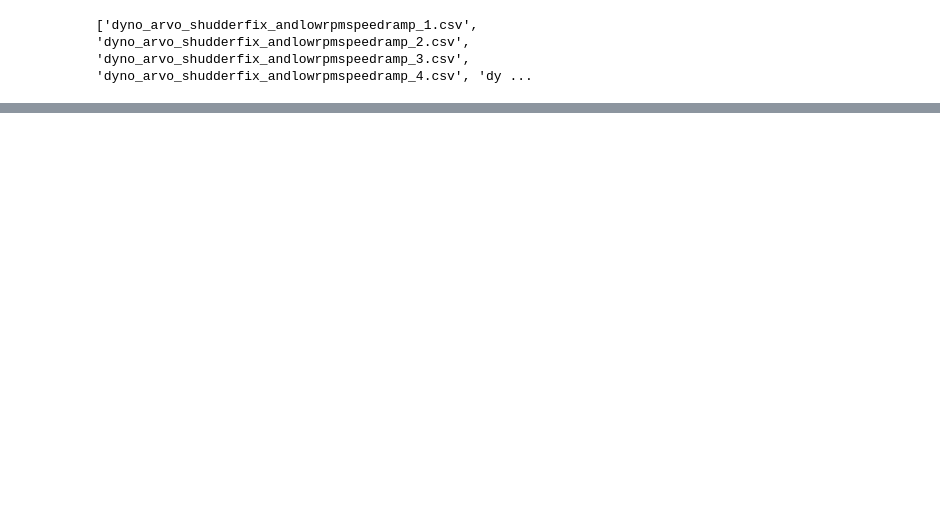
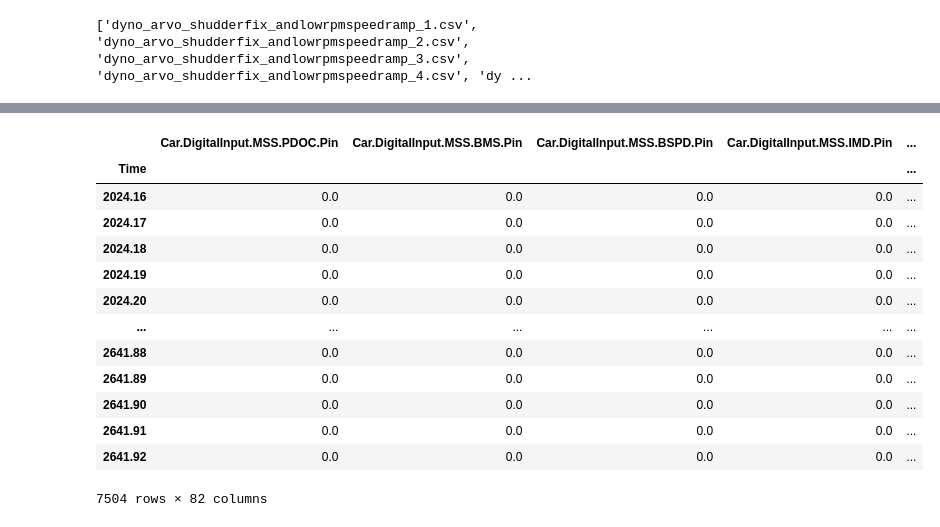
Before and after one commit to Melbourne-University-Motorsports/MUR-Data, a Jupyter notebook: dyno_stuff/20 March/20 March Efficiency.ipynb, the cells around one changed output, grey strips where cells are left out. Saved outputs shown, nothing was run; the diff lists cells and outputs as text; code cells hidden in the pictures; blank space fills up the shorter version.

```diff
--- a/dyno_stuff/20 March/20 March Efficiency.ipynb
+++ b/dyno_stuff/20 March/20 March Efficiency.ipynb
@@ -206 +262,19 @@ process_and_compute_efficiency(sorted_dyno_files[1:], motec_sorted[1:], target_t
+# %%
+trim_current= motec_df[motec_df['Car.Data.Inverter.InverterDCCurrent']>0]
+trim_current[trim_current['Car.Data.Inverter.InverterCalculatedTorque']>100]
+# %% [output]
+|  | Car.DigitalInput.MSS.PDOC.Pin | Car.DigitalInput.MSS.BMS.Pin | Car.DigitalInput.MSS.BSPD.Pin | Car.DigitalInput.MSS.IMD.Pin | ... |
+| Time |  |  |  |  | ... |
+| 2024.16 | 0.0 | 0.0 | 0.0 | 0.0 | ... |
+| 2024.17 | 0.0 | 0.0 | 0.0 | 0.0 | ... |
+| 2024.18 | 0.0 | 0.0 | 0.0 | 0.0 | ... |
+| 2024.19 | 0.0 | 0.0 | 0.0 | 0.0 | ... |
+| 2024.20 | 0.0 | 0.0 | 0.0 | 0.0 | ... |
+| ... | ... | ... | ... | ... | ... |
+| 2641.88 | 0.0 | 0.0 | 0.0 | 0.0 | ... |
+| 2641.89 | 0.0 | 0.0 | 0.0 | 0.0 | ... |
+| 2641.90 | 0.0 | 0.0 | 0.0 | 0.0 | ... |
+| 2641.91 | 0.0 | 0.0 | 0.0 | 0.0 | ... |
+| 2641.92 | 0.0 | 0.0 | 0.0 | 0.0 | ... |
+7504 rows × 82 columns
 # %%
```
Also changed, not shown: parts of 11 cells of this notebook, 3 other files.
